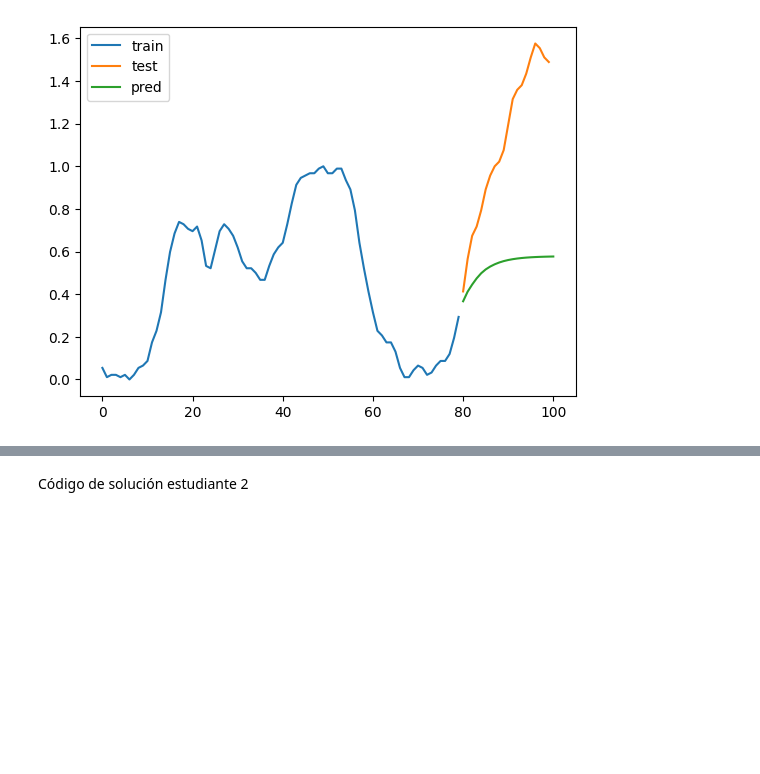
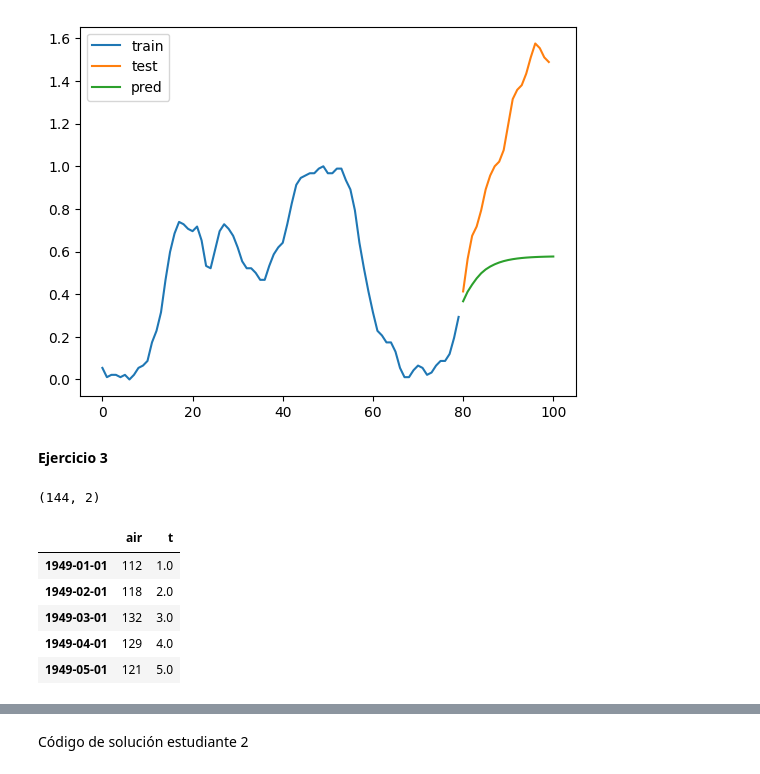
Before and after one commit to xagallegos/ProyectoConjunto_XGallegos_AYGonzales, a Jupyter notebook: Tarea2.ipynb, the cells around one changed output, grey strips where cells are left out. Saved outputs shown, nothing was run; the diff lists cells and outputs as text; code cells hidden in the pictures; blank space fills up the shorter version.

Commit message:
Ejercicio 3 - Estudiante 1

```diff
--- a/Tarea2.ipynb
+++ b/Tarea2.ipynb
@@ -342,3 +351,22 @@ ax.legend(labels = ['train', 'test', 'pred'])
 plt.show()
 # %% [output]
 [figure]
+# %% [markdown]
+**Ejercicio 3**
+# %%
+# Cargar datos
+air2 = requests.get('https://www.stata-press.com/data/r12/air2.dta').content
+data2 = pd.read_stata(BytesIO(air2))
+data2.index = pd.date_range(start=datetime.datetime(data2.time[0], 1, 1), periods=len(data2), freq='MS')
+data2 = data2.drop('time', axis=1)
+
+print(data2.shape)
+data2.head()
+# %% [output]
+(144, 2)
+|  | air | t |
+| 1949-01-01 | 112 | 1.0 |
+| 1949-02-01 | 118 | 2.0 |
+| 1949-03-01 | 132 | 3.0 |
+| 1949-04-01 | 129 | 4.0 |
+| 1949-05-01 | 121 | 5.0 |
```
Also changed, not shown: parts of 9 cells of this notebook.
